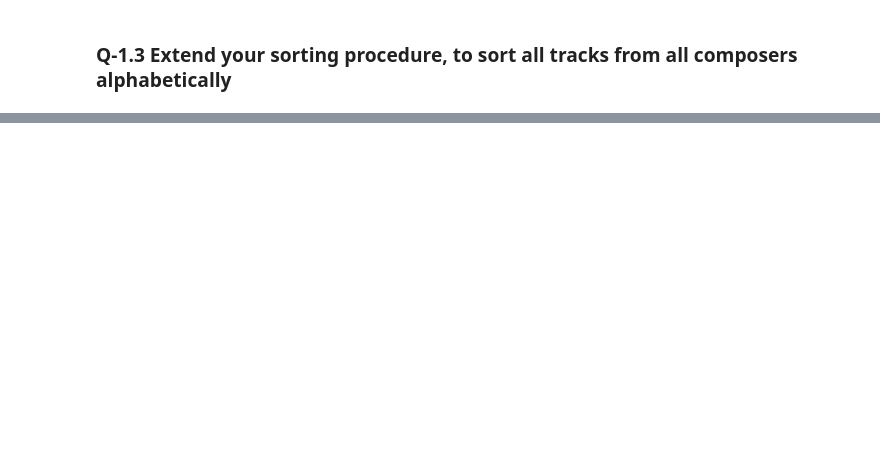
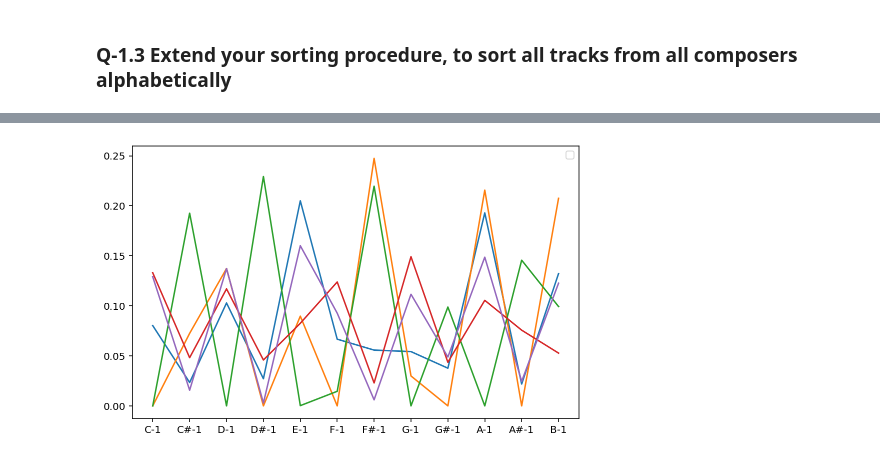
Before and after one commit to piptouque/atiam_td_info, a Jupyter notebook: atiam-fpa.ipynb, the cells around one changed output, grey strips where cells are left out. Drawn from its saved outputs; the diff is of its cells as text; code cells hidden in the pictures; blank space fills up the shorter version.

Commit message:
[+]: doing part 2 now.

```diff
--- a/atiam-fpa.ipynb
+++ b/atiam-fpa.ipynb
@@ -129,0 +129,23 @@ print(np.shape(track_names))
+# %%
+def lexi_comp(a: str, b: str) -> int:
+    # print(a, b)
+    i = 0
+    while i < min(len(a), len(b)):
+        if a[i] > b[i]:
+            return 1
+        elif a[i] < b[i]:
+            return -1
+        i += 1
+    if len(a) > len(b):
+        return 1
+    elif len(a) < len(b):
+        return -1
+    return 0
+
+tracks_sorted = np.empty_like(composers_tracks_tuple_sorted[:, 1])
+for i in range(composers_tracks_tuple_sorted.shape[0]):
+    tracks_sorted[i] = ut.pip_sorted(composers_tracks_tuple_sorted[i, 1], order=lambda a, b: lexi_comp(a, b))
+composers_tracks_sorted_2 = dict([(composers[i], tracks_sorted[i]) for i in range(len(tracks_sorted))])
+for composer, tracks in composers_tracks_sorted_2.items():
+   if len(tracks) > 0:
+       print(f"Composer: {composer}, #={len(tracks)} -- {tracks[::len(tracks)//5+1]}")
@@ -129,0 +185,20 @@ print(np.shape(track_names))
+# %%
+# midi_dir = './atiam-fpa/'
+# pat = 'beethoven_[0-9]*.[mid|midi|MID|MIDI]'
+midi_dir = './partitions/'
+pat = r'[a-zA-Z_]*\.[mid|midi|MID|MIDI]'
+
+files = [os.path.abspath(os.path.join(midi_dir, x)) for x in os.listdir(midi_dir) if re.match(pat, x)]
+get_part_name = lambda f: os.path.splitext(os.path.basename(f))[0]
+parts = np.array([(get_part_name(file), midi.PrettyMIDI(file)) for file in files], dtype=[('name', 'U20'), ('midi', midi.PrettyMIDI)])
+get_key_name = np.vectorize(lambda i: midi.key_number_to_key_name(i))
+get_note_name = np.vectorize(lambda i: midi.note_number_to_name(i))
+
+fig = plt.figure('Pitch class histrogrammes', figsize=(8, 5))
+axis = fig.add_subplot()
+axis.legend(parts['name'])
+for (i, part) in enumerate(parts):
+    notes = get_note_name(np.arange(12))
+    axis.plot(notes, part['midi'].get_pitch_class_histogram())
+# %% [output]
+[figure, added]
```
Also changed, not shown: parts of 13 cells of this notebook, 7 other files.
